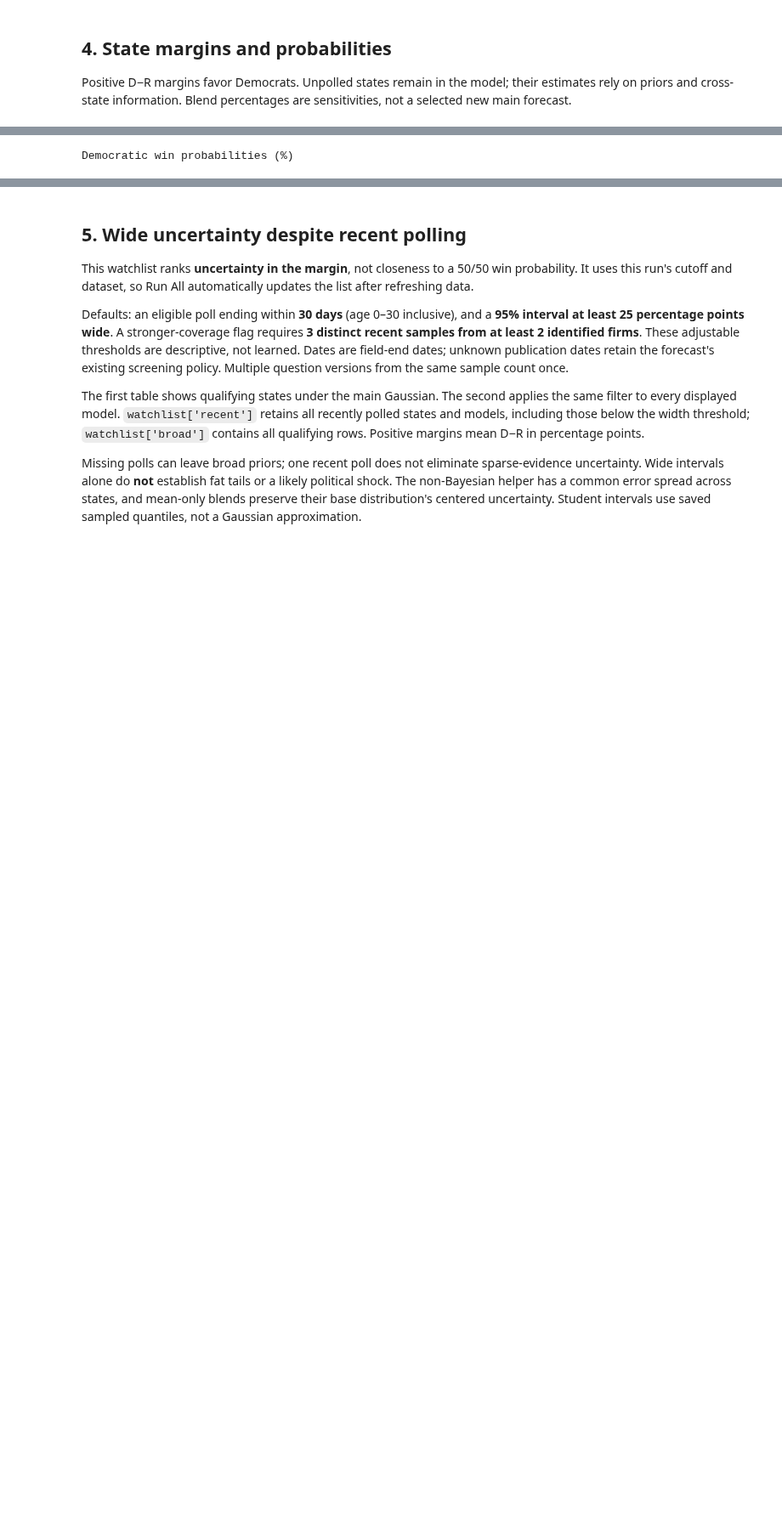
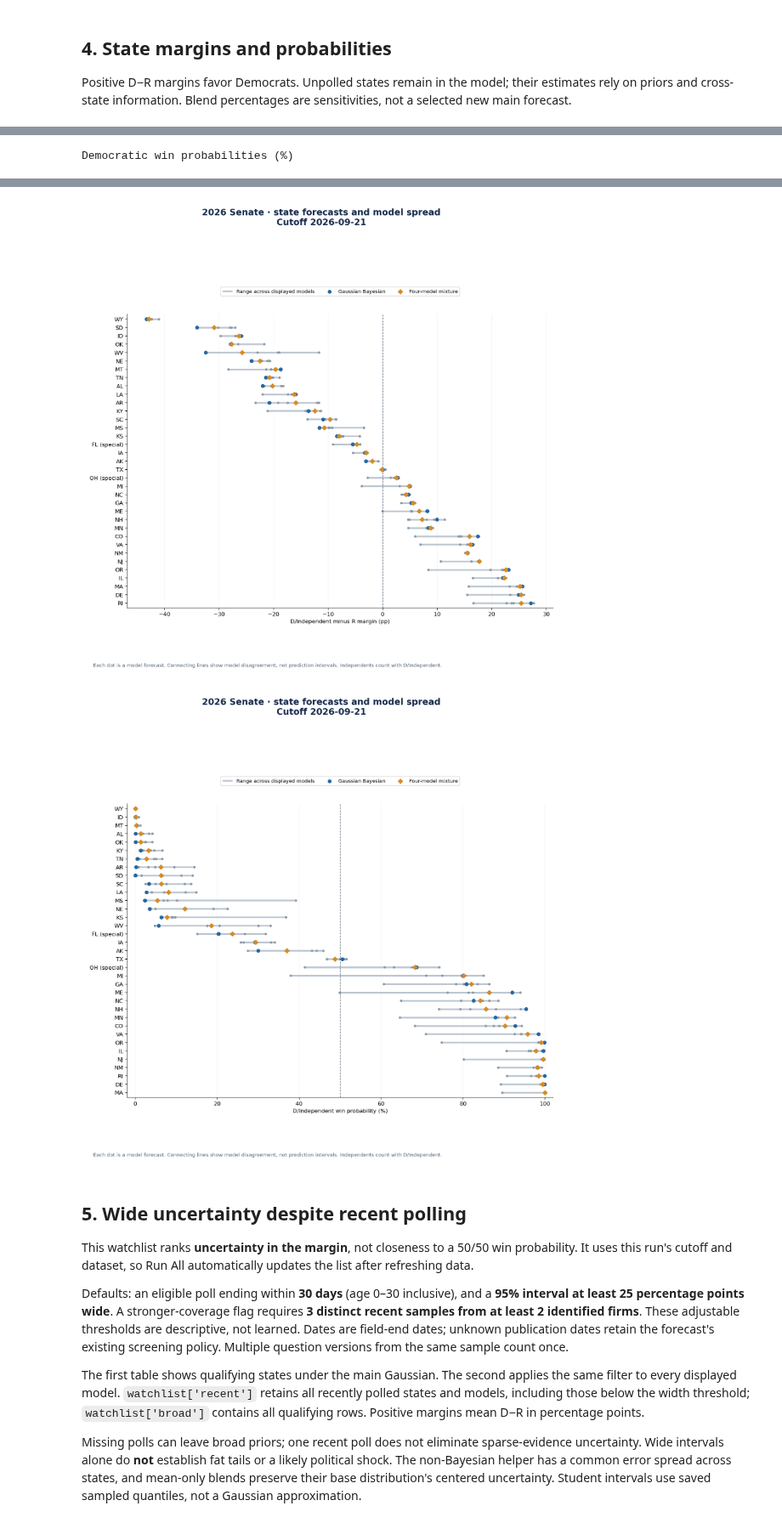
Before and after one commit to amirharati/us_election_2026, a Jupyter notebook: notebooks/04_live_forecast.ipynb, the cells around one changed output, grey strips where cells are left out. Shown at 85% size. Drawn from its saved outputs; the diff is of its cells as text; code cells hidden in the pictures; blank space fills up the shorter version.

```diff
--- a/notebooks/04_live_forecast.ipynb
+++ b/notebooks/04_live_forecast.ipynb
@@ -104,6 +108,7 @@ show=[m for m in DISPLAY_MODELS if m in tables['margins'].columns]
 display(tables['margins'][show].round(2))
 print('Democratic win probabilities (%)')
 display(tables['probabilities'][show].round(1))
+display_images(state_images(tables, show, SHARE_DIR, meta['as_of']))
 # %% [output]
 D−R margins (pp)
 | model | Gaussian Bayesian | Matched Student-t (df5) | Older Gaussian | Student-t research helper | Non-Bayesian corrected | ... |
@@ -116,33 +121,35 @@ D−R margins (pp)
 | FL (special) | -5.48 | -5.32 | -4.16 | -4.14 | -9.12 | ... |
 | GA | 5.22 | 5.31 | 5.94 | 5.90 | 3.39 | ... |
 | IA | -3.27 | -3.08 | -2.80 | -2.80 | -5.46 | ... |
 | ID | -25.97 | -25.75 | -27.04 | -26.77 | -29.76 | ... |
 | IL | 22.02 | 22.20 | 22.34 | 22.62 | 16.54 | ... |
 | ... | ... | ... | ... | ... | ... | ... |
 | TN | -21.44 | -21.24 | -20.40 | -20.13 | -18.95 | ... |
 | TX | 0.06 | 0.13 | -0.42 | -0.33 | 0.49 | ... |
 | VA | 16.45 | 16.63 | 15.50 | 15.77 | 6.90 | ... |
 | WV | -32.47 | -32.40 | -19.26 | -18.99 | -11.71 | ... |
 | WY | -43.33 | -43.16 | -42.65 | -42.38 | -41.05 | ... |
 Democratic win probabilities (%)
 | model | Gaussian Bayesian | Matched Student-t (df5) | Older Gaussian | Student-t research helper | Non-Bayesian corrected | ... |
 | State |  |  |  |  |  | ... |
 | AK | 30.0 | 27.5 | 45.9 | 44.3 | 43.1 | ... |
 | AL | 0.0 | 0.1 | 3.3 | 1.9 | 4.2 | ... |
 | AR | 0.2 | 0.8 | 14.4 | 9.5 | 3.1 | ... |
 | CO | 92.7 | 94.3 | 85.5 | 88.8 | 68.2 | ... |
 | DE | 99.9 | 99.6 | 99.3 | 98.9 | 89.2 | ... |
 | FL (special) | 20.3 | 15.1 | 31.8 | 26.7 | 23.3 | ... |
 | GA | 80.8 | 86.4 | 78.3 | 83.6 | 60.7 | ... |
 | IA | 29.2 | 25.8 | 34.0 | 29.6 | 33.2 | ... |
 | ID | 0.0 | 0.3 | 0.1 | 0.5 | 0.9 | ... |
 | IL | 99.6 | 99.2 | 96.1 | 96.6 | 90.6 | ... |
 | ... | ... | ... | ... | ... | ... | ... |
 | TN | 0.5 | 1.0 | 5.0 | 4.5 | 6.5 | ... |
 | TX | 50.5 | 51.1 | 46.8 | 46.8 | 51.6 | ... |
 | VA | 98.4 | 98.2 | 92.6 | 94.2 | 70.9 | ... |
 | WV | 5.7 | 4.8 | 33.0 | 30.0 | 17.5 | ... |
 | WY | 0.0 | 0.0 | 0.0 | 0.2 | 0.1 | ... |
+[figure, added]
+[figure, added]
 # %% [markdown]
 ## 5. Wide uncertainty despite recent polling
 
```
Also changed, not shown: parts of 11 cells of this notebook, 37 other files.
